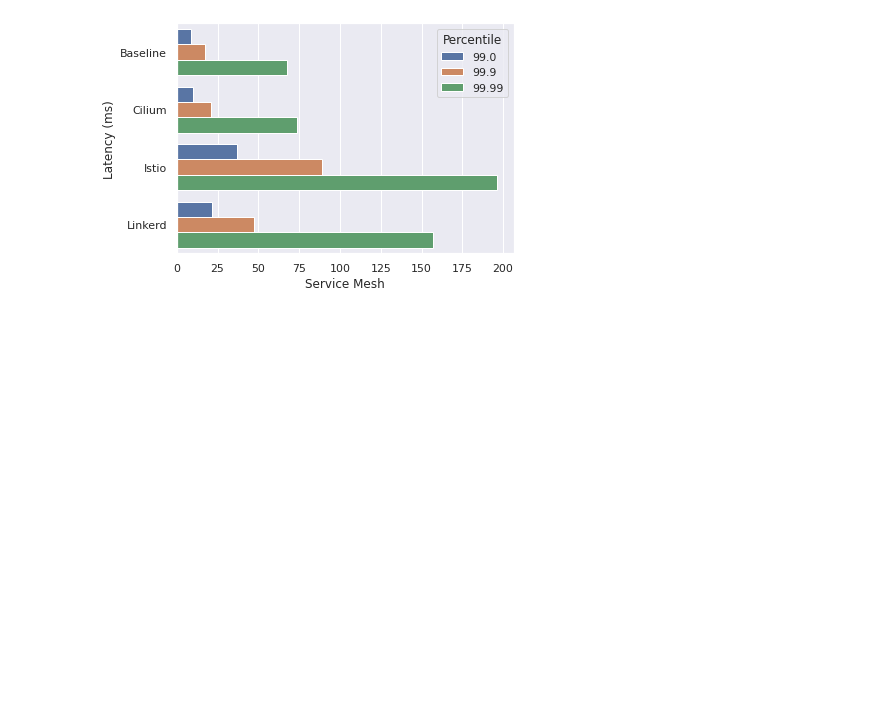
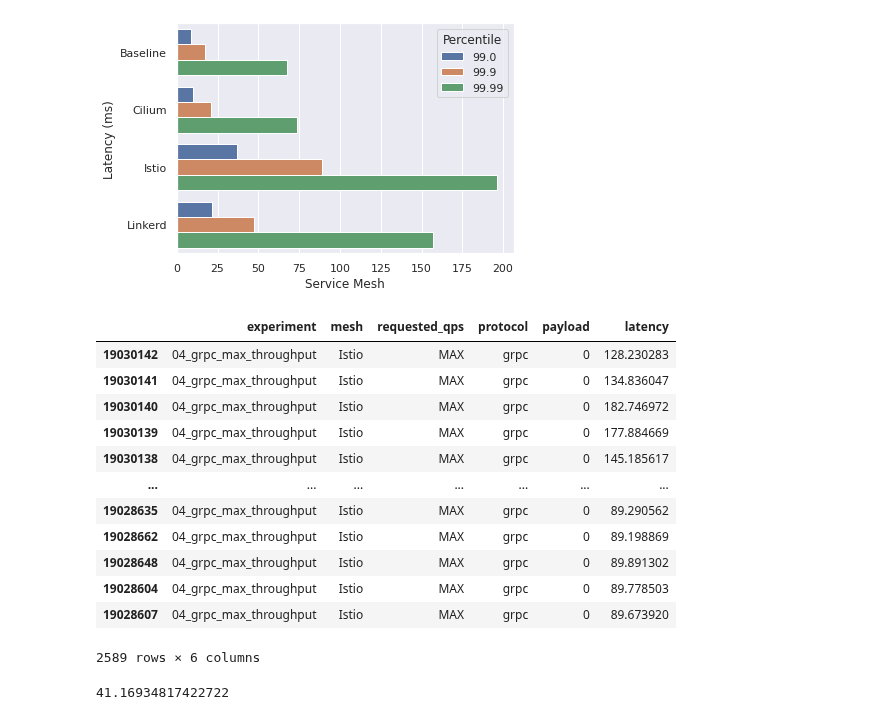
Before and after one commit to RichardBieringa/mesh-bench, a Jupyter notebook: viz/41_latencies.ipynb, the cells around one changed output. Cells and saved outputs as stored; diff of their text form; code cells hidden in the pictures; blank space fills up the shorter version.

```diff
--- a/viz/41_latencies.ipynb
+++ b/viz/41_latencies.ipynb
@@ -135,3 +135,25 @@ fig.tight_layout()
 fig.savefig(plot_dir / file_name)
 # %% [output]
 [figure]
+# %%
+data = df[df["mesh"] == "Istio"]
+qt = data["latency"].quantile(.999)
+data.loc[data["latency"] > qt]
+# %% [output]
+|  | experiment | mesh | requested_qps | protocol | payload | latency |
+| 19030142 | 04_grpc_max_throughput | Istio | MAX | grpc | 0 | 128.230283 |
+| 19030141 | 04_grpc_max_throughput | Istio | MAX | grpc | 0 | 134.836047 |
+| 19030140 | 04_grpc_max_throughput | Istio | MAX | grpc | 0 | 182.746972 |
+| 19030139 | 04_grpc_max_throughput | Istio | MAX | grpc | 0 | 177.884669 |
+| 19030138 | 04_grpc_max_throughput | Istio | MAX | grpc | 0 | 145.185617 |
+| ... | ... | ... | ... | ... | ... | ... |
+| 19028635 | 04_grpc_max_throughput | Istio | MAX | grpc | 0 | 89.290562 |
+| 19028662 | 04_grpc_max_throughput | Istio | MAX | grpc | 0 | 89.198869 |
+| 19028648 | 04_grpc_max_throughput | Istio | MAX | grpc | 0 | 89.891302 |
+| 19028604 | 04_grpc_max_throughput | Istio | MAX | grpc | 0 | 89.778503 |
+| 19028607 | 04_grpc_max_throughput | Istio | MAX | grpc | 0 | 89.673920 |
+2589 rows × 6 columns
+# %%
+df["latency"].quantile(.999)
+# %% [output]
+41.16934817422722
```
Also changed, not shown: 5 other files.
